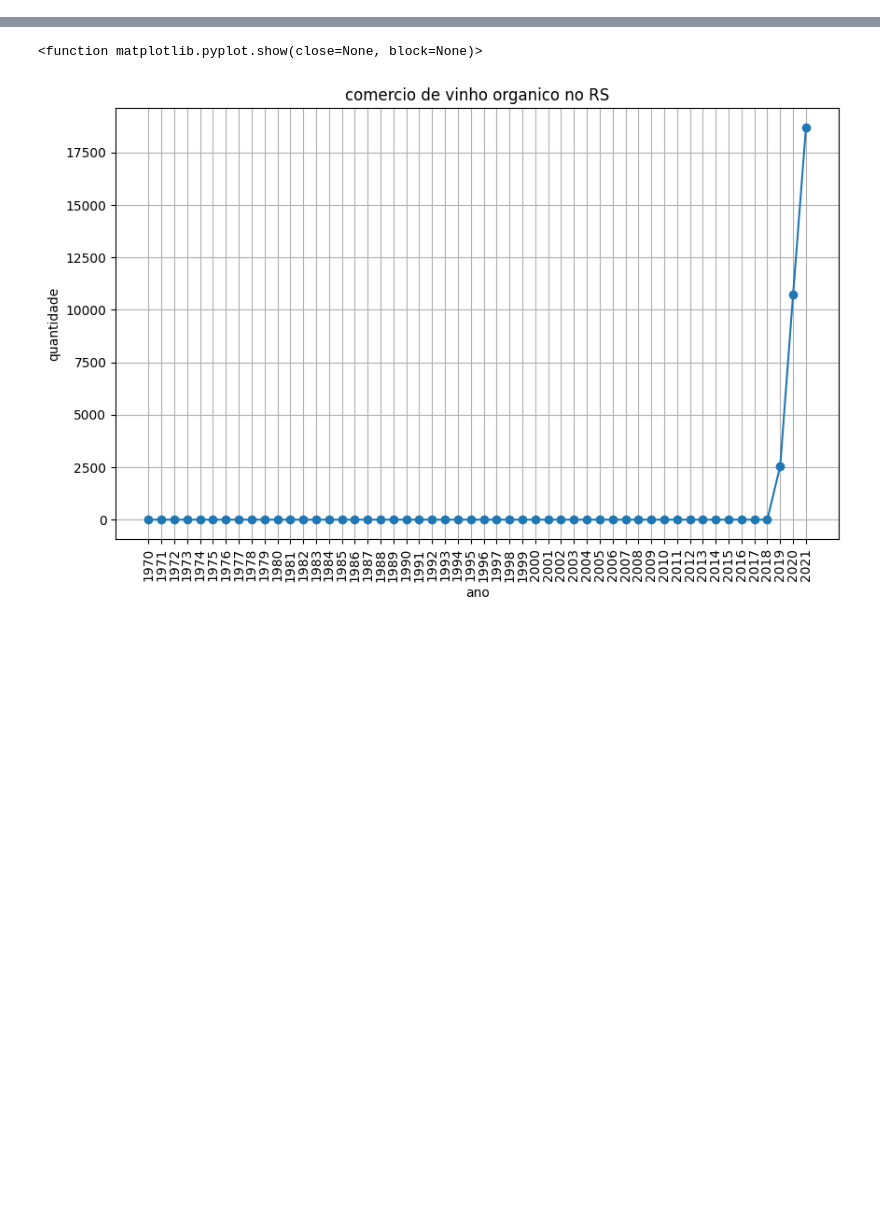
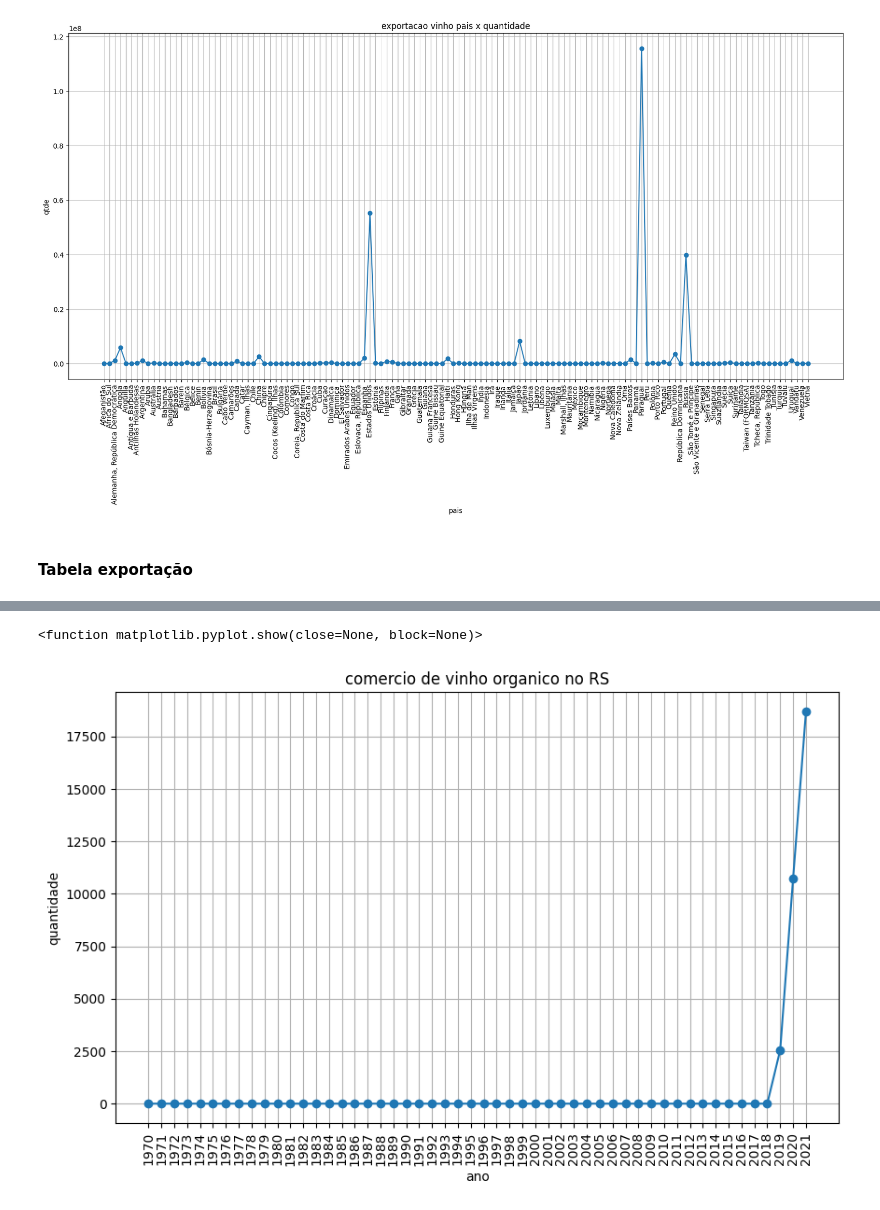
Before and after one commit to Leandro-Braga/wine_techchallenge-, a Jupyter notebook: notebook_testes/Vinicula.ipynb, the cells around one changed output, grey strips where cells are left out. Cells and saved outputs as stored; diff of their text form; code cells hidden in the pictures; blank space fills up the shorter version.

```diff
--- a/notebook_testes/Vinicula.ipynb
+++ b/notebook_testes/Vinicula.ipynb
@@ -302,0 +118,15 @@ plt.show
+# %%
+df_exp_vinho_qtde = df_exp_vinho.drop(columns={'Id'})
+
+# Filtrar colunas de quantidade e valor
+colunas_qtde = [col for col in df_exp_vinho_qtde.columns if not col.endswith('.1')]
+colunas_valor = [col for col in df_exp_vinho_qtde.columns if col.endswith('.1')]
+
+# Assegurar que 'País' não seja incluído nas somas
+colunas_qtde.remove('País')
+
+# Calcular a soma das quantidades e valores
+df_exp_vinho_qtde['qtde_total'] = df_exp_vinho_qtde[colunas_qtde].sum(axis=1)
+df_exp_vinho_qtde['valor_total'] = df_exp_vinho_qtde[colunas_valor].sum(axis=1)
+
+df_exp_vinho_qtde.head()
@@ -302,0 +155,13 @@ plt.show
+# %%
+plt.figure(figsize=(20, 9))
+plt.plot(df_exp_vinho_qtde['País'], df_exp_vinho_qtde['qtde_total'], marker='o')
+plt.xticks(rotation=90)
+plt.grid(True)
+plt.title('exportacao vinho pais x quantidade')
+plt.xlabel('pais')
+plt.ylabel('qtde')
+plt.show()
+# %% [output]
+[figure, added]
+# %% [markdown]
+#### Tabela exportação
```
Also changed, not shown: parts of 64 cells of this notebook, 6 other files.
